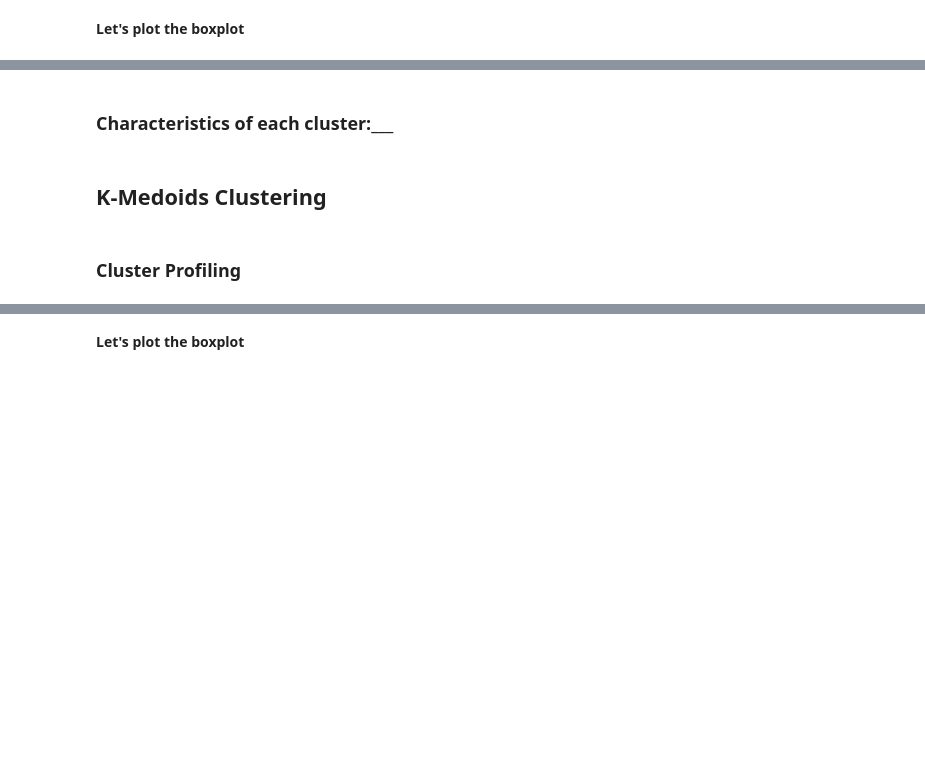
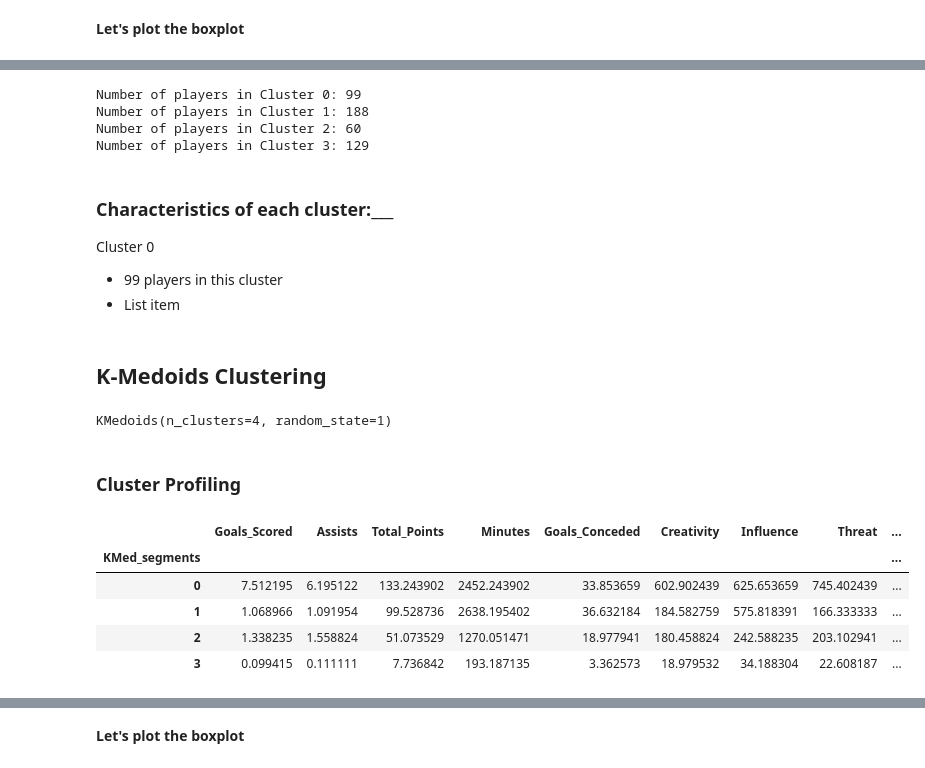
Before and after one commit to vivimtz888/dataanalysis-visualization, a Jupyter notebook: Learner_Notebook_Unsupervised_Learning_Practice_Project.ipynb, the cells around one changed output, grey strips where cells are left out. Cells and saved outputs as stored; diff of their text form; code cells hidden in the pictures; blank space fills up the shorter version.

```diff
--- a/Learner_Notebook_Unsupervised_Learning_Practice_Project.ipynb
+++ b/Learner_Notebook_Unsupervised_Learning_Practice_Project.ipynb
@@ -723,5 +758,32 @@ fig.tight_layout(pad = 3.0)
+# %%
+cluster_0_df = df1[df1['KM_segments'] == 0]
+cluster_1_df = df1[df1['KM_segments'] == 1]
+cluster_2_df = df1[df1['KM_segments'] == 2]
+cluster_3_df = df1[df1['KM_segments'] == 3]
+
+cluster_0_count = cluster_0_df.shape[0]
+cluster_1_count = cluster_1_df.shape[0]
+cluster_2_count = cluster_2_df.shape[0]
+cluster_3_count = cluster_3_df.shape[0]
+
+
+print(f"Number of players in Cluster 0: {cluster_0_count}")
+print(f"Number of players in Cluster 1: {cluster_1_count}")
+print(f"Number of players in Cluster 2: {cluster_2_count}")
+print(f"Number of players in Cluster 3: {cluster_3_count}")
+# %% [output]
+Number of players in Cluster 0: 99
+Number of players in Cluster 1: 188
+Number of players in Cluster 2: 60
+Number of players in Cluster 3: 129
 # %% [markdown]
 ### **Characteristics of each cluster:___**
+
+Cluster 0
+
+
+*   99 players in this cluster
+*   List item
 # %% [markdown]
 ## **K-Medoids Clustering**
 # %%
@@ -729,6 +791,8 @@ kmed_df = data_pca.copy()
 # %%
-kmed = KMedoids(______, random_state = 1) # Create K-Medoids with nclusters = 4
+kmed = KMedoids(n_clusters = 4, random_state = 1) # Create K-Medoids with nclusters = 4
 kmed.fit(kmed_df)
+# %% [output]
+KMedoids(n_clusters=4, random_state=1)
 # %%
 # Creating a copy of the original data
 df2 = df.copy()
@@ -742,8 +806,19 @@ df2["KMed_segments"] =  _________
 ### **Cluster Profiling**
 # %%
 # Take the cluster-wise mean of all the variables. Hint: First group 'df2' by cluster labels column and then find mean
+kmed_cluster_profile = df2.groupby('KMed_segments').mean(numeric_only = True)
 # %%
 # Create the "count_in_each_segment" column in K-Medoids cluster profile
+kmed_cluster_profile["count_in_each_segment"] =  df2.groupby("KMed_segments")["Total_Points"].count().values
+
+kmed_cluster_profile.style.highlight_max(color = "lightgreen", axis = 0)
+# %% [output]
+|  | Goals_Scored | Assists | Total_Points | Minutes | Goals_Conceded | Creativity | Influence | Threat | ... |
+| KMed_segments |  |  |  |  |  |  |  |  | ... |
+| 0 | 7.512195 | 6.195122 | 133.243902 | 2452.243902 | 33.853659 | 602.902439 | 625.653659 | 745.402439 | ... |
+| 1 | 1.068966 | 1.091954 | 99.528736 | 2638.195402 | 36.632184 | 184.582759 | 575.818391 | 166.333333 | ... |
+| 2 | 1.338235 | 1.558824 | 51.073529 | 1270.051471 | 18.977941 | 180.458824 | 242.588235 | 203.102941 | ... |
+| 3 | 0.099415 | 0.111111 | 7.736842 | 193.187135 | 3.362573 | 18.979532 | 34.188304 | 22.608187 | ... |
 # %%
 # Highlight the maximum average value among all the clusters for each of the variables
 # %%
```
Also changed, not shown: parts of 19 cells of this notebook.
